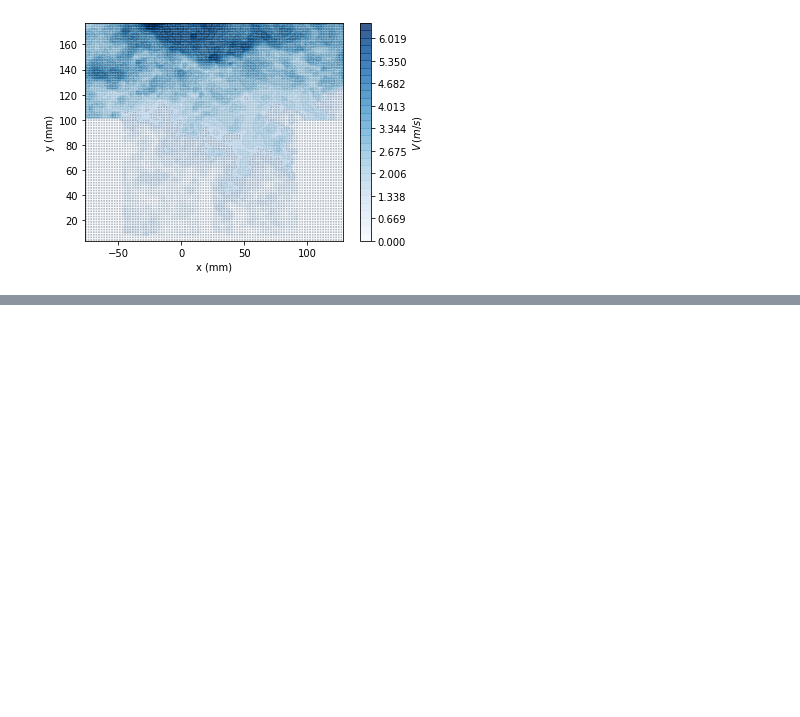
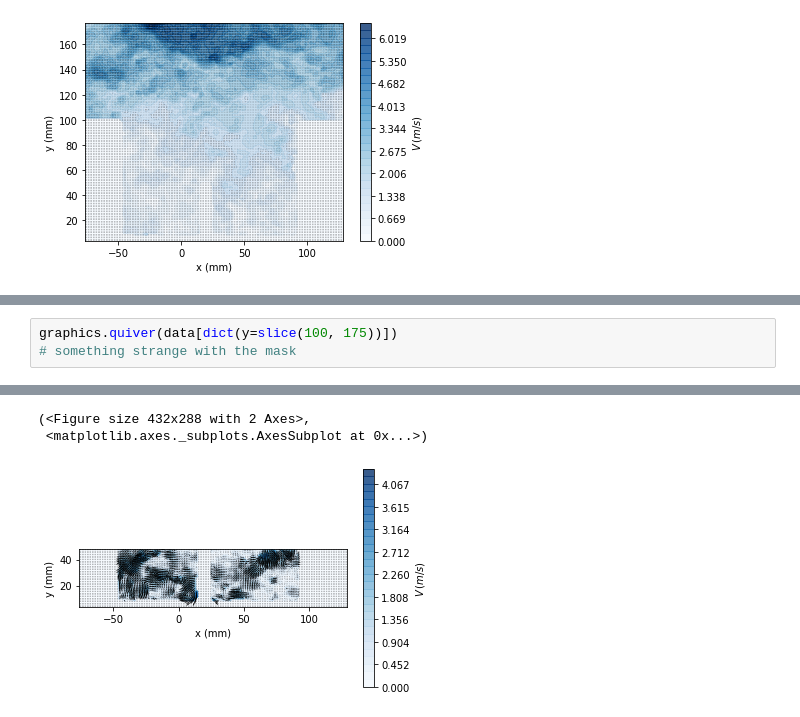
Before and after one commit to alexlib/pivpy, a Jupyter notebook: examples/notebooks/test_urban_canopy.ipynb, the cells around one changed output, grey strips where cells are left out. Cells and saved outputs as stored; diff of their text form; blank space fills up the shorter version.

```diff
--- a/examples/notebooks/test_urban_canopy.ipynb
+++ b/examples/notebooks/test_urban_canopy.ipynb
@@ -27,0 +46,4 @@ graphics.quiver(data.isel(t=-1),arrScale=100) # show last
+# %%
+graphics.quiver(data[dict(y=slice(100, 175))])
+# something strange with the mask
+# %% [output]
@@ -27,0 +51,3 @@ graphics.quiver(data.isel(t=-1),arrScale=100) # show last
+(<Figure size 432x288 with 2 Axes>,
+ <matplotlib.axes._subplots.AxesSubplot at 0x...>)
+[figure, added]
```
Also changed, not shown: parts of 7 cells of this notebook, 4 other files.
